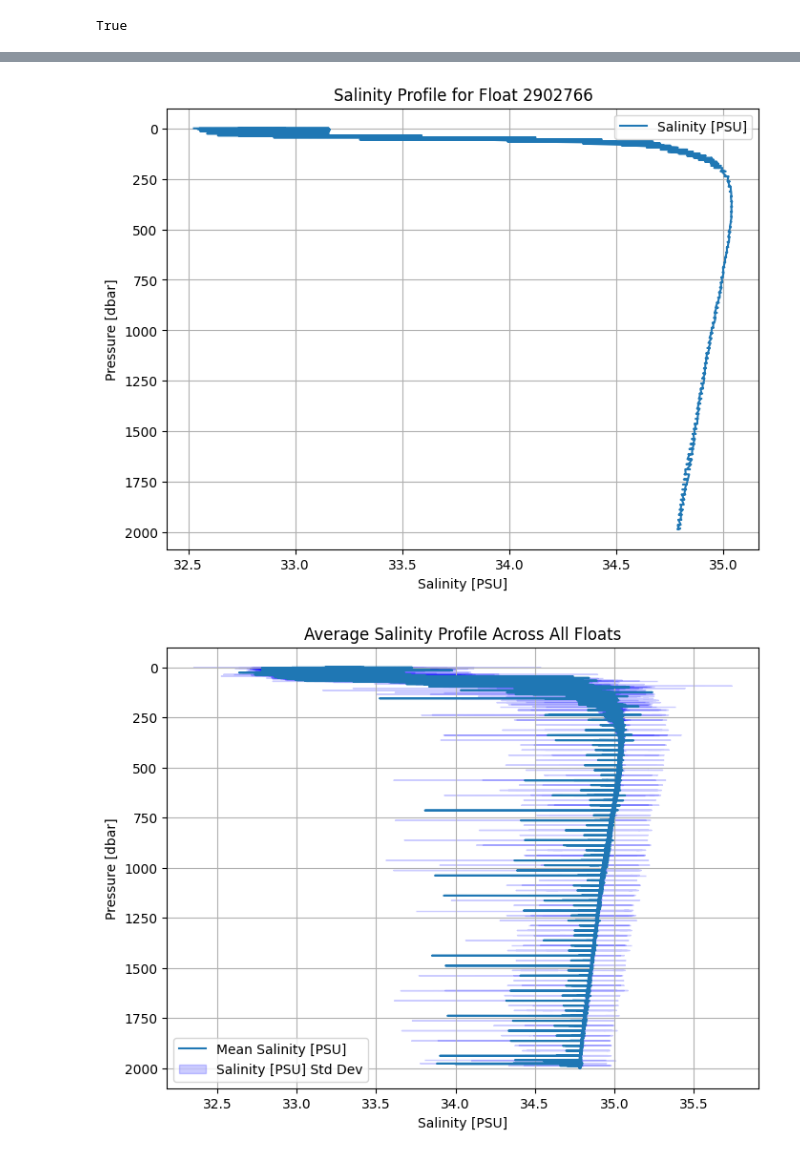
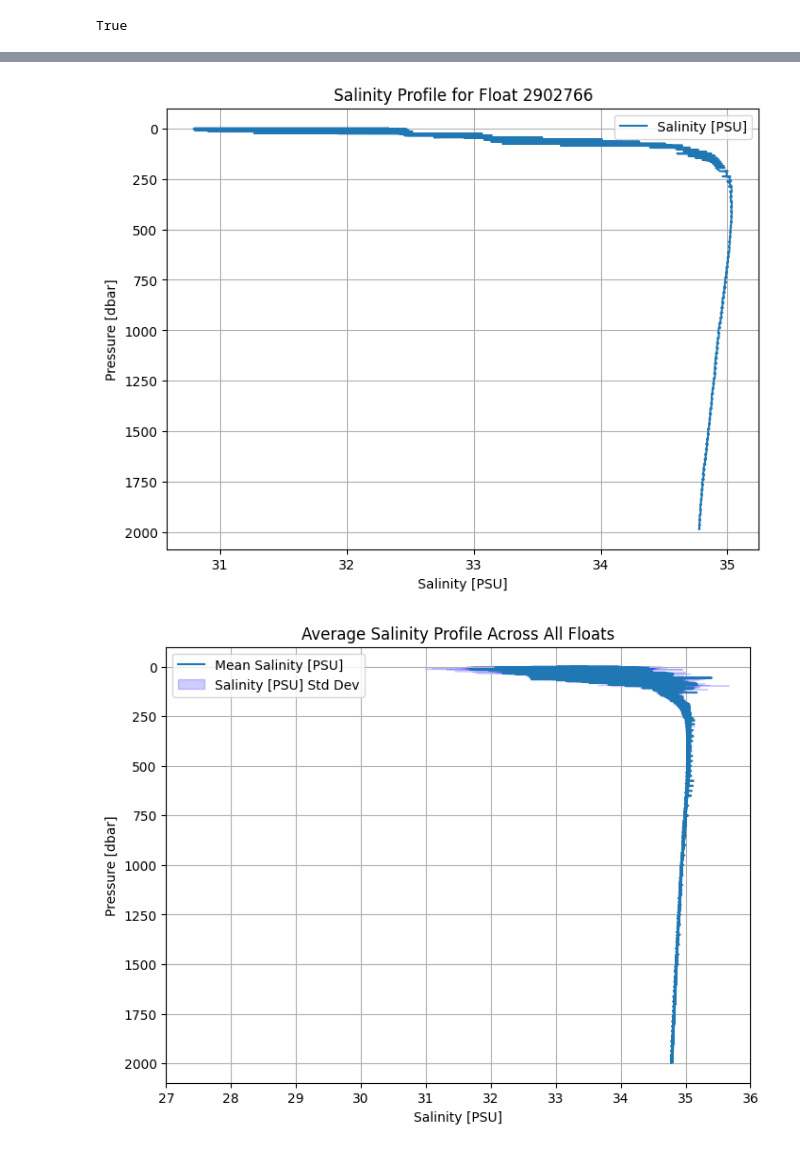
Before and after one commit to gabegekas/sioc210_data_project, a Jupyter notebook: emily_workspace.ipynb, the cells around one changed output, grey strips where cells are left out. Saved outputs shown, nothing was run; the diff lists cells and outputs as text; code cells hidden in the pictures.

```diff
--- a/emily_workspace.ipynb
+++ b/emily_workspace.ipynb
@@ -57,7 +57,7 @@ True
 # %%
 def load_csv():
     # Load the data from the CSV file
-    data = pd.read_csv('/Users/emilywong/Documents/Processing/sioc210_data_project/data_summer.csv')
+    data = pd.read_csv('/Users/emilywong/Documents/Processing/sioc210_data_project/data_winter.csv')
 
     # Show the first few rows of the data to confirm it's loaded correctly
     print(data.head())
@@ -83,6 +83,13 @@ def calculate_mean_profiles(data):
     std_density = []
     std_temperature = []
     filtered_depths = [] # To get rid of weird line
+
+    """
+    # filter data by QC :
+    for index, row in data.iterrows() :
+        if row['PSAL_QC'] > 1 or row['TEMP_QC'] > 1 or row['PRES_QC'] > 1 :
+            data.drop(index, inplace=True) # removes row
+    """
 
     # Group data by depth to ensure unique depth entries
     # Seems too work better than looking at unique values
@@ -188,7 +195,7 @@ def create_single_plot(float_data, x_column, x_label, title):
     plt.grid(True)
     plt.show()
 
-def plot_avg_profile(unique_depths, mean_values, std_values, x_label, title):
+def plot_avg_profile(unique_depths, mean_values, std_values, x_label, title, x_range=None):
     """
     General function to plot the average profile with standard deviation shading.
 
@@ -198,6 +205,7 @@ def plot_avg_profile(unique_depths, mean_values, std_values, x_label, title):
     - std_values: list or array of standard deviation values for the variable.
     - x_label: str, label for the x-axis (e.g., 'Salinity [PSU]', 'Temperature [C]', 'Density [kg/m^3]').
     - title: str, title for the plot.
+    - x_range: tuple, optional, range for the x-axis (e.g., (31, 36) for salinity).
     """
     plt.figure(figsize=(8, 6))
     plt.plot(mean_values, unique_depths, label=f'Mean {x_label}')
@@ -207,6 +215,8 @@ def plot_avg_profile(unique_depths, mean_values, std_values, x_label, title):
                       color='b', alpha=0.2, label=f'{x_label} Std Dev')
 
     plt.gca().invert_yaxis()  # Invert y-axis to show surface at the top
+    if x_range:
+        plt.xlim(x_range)
     plt.xlabel(x_label)
     plt.ylabel('Pressure [dbar]')
     plt.title(title)
@@ -214,7 +224,7 @@ def plot_avg_profile(unique_depths, mean_values, std_values, x_label, title):
     plt.grid(True)
     plt.show()
 
-def plot_scatter_all(data, x_column, y_column, x_label, title, alpha=0.1, point_size=5):
+def plot_scatter_all(data, x_column, y_column, x_label, title, alpha=0.1, point_size=5, x_range=None):
     """
     General function to plot all data points with transparency for clustering visibility.
 
@@ -224,14 +234,16 @@ def plot_scatter_all(data, x_column, y_column, x_label, title, alpha=0.1, point_
     - y_column: str, name of the column to plot on the y-axis (e.g., 'PRES' for pressure).
     - x_label: str, label for the x-axis.
     - title: str, title for the plot.
-    - color: str, color of the points.
     - alpha: float, transparency level for points (0 to 1).
     - point_size: int, size of each point in the scatter plot.
+    - x_range: tuple, optional, range for the x-axis (e.g., (31, 36) for salinity).
     """
     plt.figure(figsize=(8, 6))
     plt.scatter(data[x_column], data[y_column], alpha=alpha, edgecolor='none', s=point_size)
 
     plt.gca().invert_yaxis()
+    if x_range:
+        plt.xlim(x_range)
     plt.xlabel(x_label)
     plt.ylabel('Pressure [dbar]')
     plt.title(title)
@@ -241,6 +253,14 @@ def plot_scatter_all(data, x_column, y_column, x_label, title, alpha=0.1, point_
 # Main function
 
 all_data = load_csv()
+
+# filter data by QC :
+for index, row in all_data.iterrows() :
+    if row['PSAL_QC'] > 1 or row['TEMP_QC'] > 1 or row['PRES_QC'] > 1 :
+        all_data.drop(index, inplace=True) # removes row
+
+print("Number of profiles in data:", all_data['N_PROF'].nunique())
+
 one_float_data = filter_one_float(all_data)
 
 unique_depths, mean_salinity, std_salinity, mean_temperature, std_temperature, mean_density, std_density = calculate_mean_profiles(all_data)
@@ -249,21 +269,19 @@ unique_depths, mean_salinity, std_salinity, mean_temperature, std_temperature, m
 one_pressure_value, one_density_value = calculate_density(one_float_data)
 pressure_values, density_values = calculate_density(all_data)
 
-# TO DO: Maybe change colors for the graphs?
-
 # Salinity plots
 create_single_plot(one_float_data, x_column='PSAL', x_label='Salinity [PSU]', title='Salinity Profile for Float 2902766')
-plot_avg_profile(unique_depths, mean_salinity, std_salinity, x_label='Salinity [PSU]', title='Average Salinity Profile Across All Floats')
-plot_scatter_all(all_data, x_column='PSAL', y_column='PRES', x_label='Salinity [PSU]', title='Salinity Profile for All Data Points')
+plot_avg_profile(unique_depths, mean_salinity, std_salinity, x_label='Salinity [PSU]', title='Average Salinity Profile Across All Floats', x_range=(27, 36))
+plot_scatter_all(all_data, x_column='PSAL', y_column='PRES', x_label='Salinity [PSU]', title='Salinity Profile for All Data Points', x_range=(27, 36))
 
 # Temperature plots
 create_single_plot(one_float_data, x_column='TEMP', x_label='Temperature [deg C]', title='Temperature Profile for Float 2902766')
-plot_avg_profile(unique_depths, mean_temperature, std_temperature, x_label='Temperature [deg C]', title='Average Temperature Profile Across All Floats')
-plot_scatter_all(all_data, x_column='TEMP', y_column='PRES', x_label='Temperature [deg C]', title='Temperature Profile for All Data Points')
+plot_avg_profile(unique_depths, mean_temperature, std_temperature, x_label='Temperature [deg C]', title='Average Temperature Profile Across All Floats', x_range=(2, 32))
+plot_scatter_all(all_data, x_column='TEMP', y_column='PRES', x_label='Temperature [deg C]', title='Temperature Profile for All Data Points', x_range=(2, 32))
 
 # Density plots
 create_single_plot(pd.DataFrame({'DENSITY': one_density_value, 'PRES': one_pressure_value}), x_column='DENSITY', x_label='Density [kg/m^3]', title='Density Profile for Float 2902766')
-plot_avg_profile(unique_depths, mean_density, std_density, x_label='Density [kg/m^3]', title='Average Density Profile Across All Floats')
-plot_scatter_all(pd.DataFrame({'DENSITY': density_values, 'PRES': pressure_values}), x_column='DENSITY', y_column='PRES', x_label='Density [kg/m^3]', title='Density Profile for All Data Points')
+plot_avg_profile(unique_depths, mean_density, std_density, x_label='Density [kg/m^3]', title='Average Density Profile Across All Floats', x_range=(1015, 1037.5))
+plot_scatter_all(pd.DataFrame({'DENSITY': density_values, 'PRES': pressure_values}), x_column='DENSITY', y_column='PRES', x_label='Density [kg/m^3]', title='Density Profile for All Data Points', x_range=(1015, 1037.5))
 # %% [output]
    N_PROF  N_LEVELS  CYCLE_NUMBER DATA_MODE DIRECTION  PLATFORM_NUMBER  \
@@ -286,2 +304,2 @@ plot_scatter_all(pd.DataFrame({'DENSITY': density_values, 'PRES': pressure_value
-[figure, old version]
+[figure, new version]
-[figure, old version]
+[figure, new version]
```
Also changed, not shown: parts of 5 cells of this notebook.
